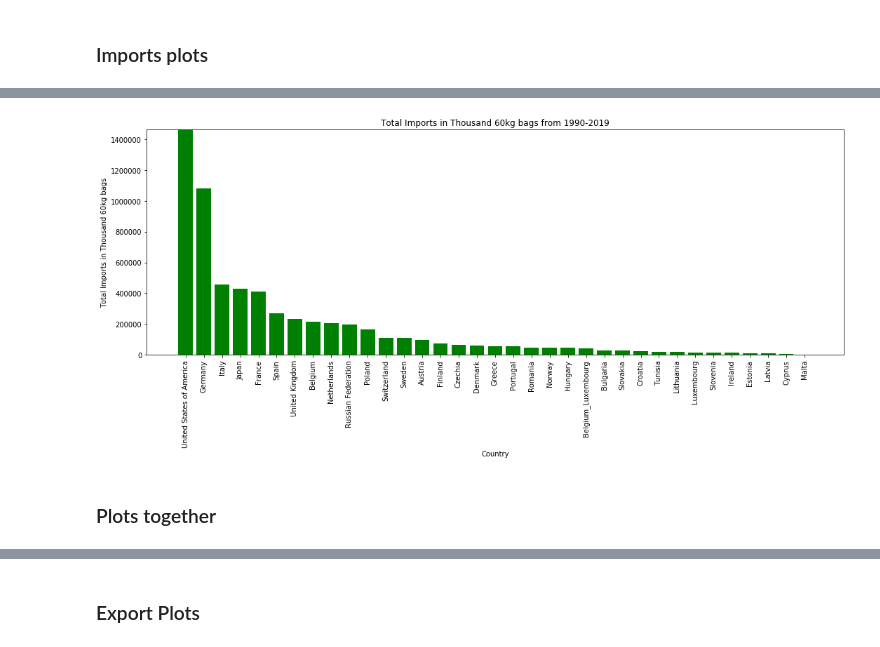
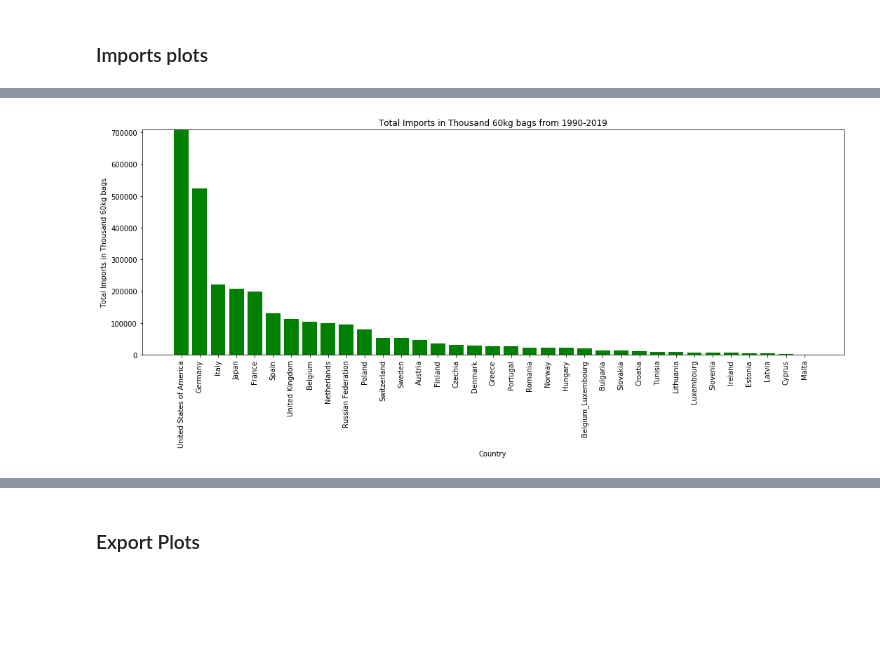
Before and after one commit to SandraBotica/Project-3, a Jupyter notebook: coffee_data.ipynb, the cells around one changed output, grey strips where cells are left out. Saved outputs shown, nothing was run; the diff lists cells and outputs as text; code cells hidden in the pictures; blank space fills up the shorter version.

```diff
--- a/coffee_data.ipynb
+++ b/coffee_data.ipynb
@@ -229,6 +179,2 @@ retail_prices_df.to_csv(("Resources/retail_prices.csv"))
 # %% [markdown]
 ### Imports plots
-# %%
-imports_df["Mean imports 1990-2019"] = imports_df.mean(axis = 1)
-imports_df["Total imports 1990-2019"] = imports_df.sum(axis = 1)
-imports_df.head()
@@ -267,5 +247,5 @@ imports_df.describe()
 # %%
-total_imports_df_sorted = imports_df.sort_values(by=["Total imports 1990-2019"], ascending=False)
+total_imports_df_sorted = imports_df.sort_values(by=["Total_imports_per_Country"], ascending=False)
 total_imports_df_sorted.head()
 # %% [output]
 |  | Country | 1990 | 1991 | 1992 | 1993 | 1994 | 1995 | 1996 | 1997 | 1998 | ... | ... |
@@ -278,20 +258,19 @@ total_imports_df_sorted.head()
 # %%
+# Creating a bar plot of total import volume per country from 1990-2019 in descending order
 x_axis = total_imports_df_sorted["Country"]
-y_axis = total_imports_df_sorted["Total imports 1990-2019"]
+y_axis = total_imports_df_sorted["Total_imports_per_Country"]
 plt.figure(figsize=(15,7))
 plt.bar(x_axis, y_axis, color='green', align="center")
 tick_locations = [value for value in x_axis]
 plt.xticks(tick_locations, x_axis, rotation='vertical')
 # plt.xlim(-0.75, len(x_axis)-0.25)
 plt.ylim(0, max(y_axis)+1)
 plt.xlabel("Country")
 plt.ylabel("Total Imports in Thousand 60kg bags")
 plt.title("Total Imports in Thousand 60kg bags from 1990-2019")
 plt.tight_layout()
 plt.gcf
 plt.savefig("Images/Fig1ImportsTotal.png", dpi=100)
 plt.show()
 # %% [output]
-[figure, old version]
+[figure, new version]
-# %% [markdown]
-### Plots together
```
Also changed, not shown: parts of 33 cells of this notebook, 17 other files.
